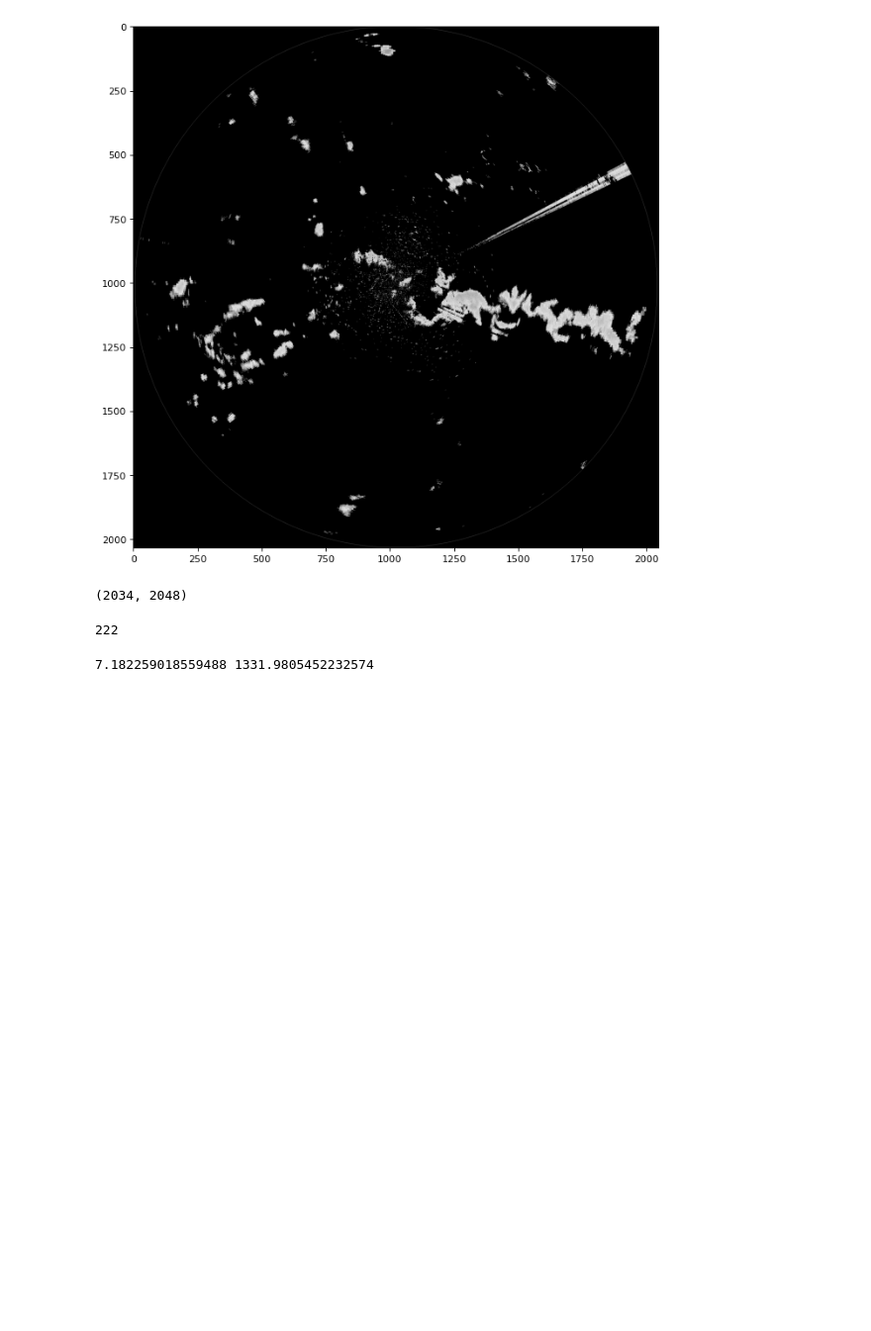
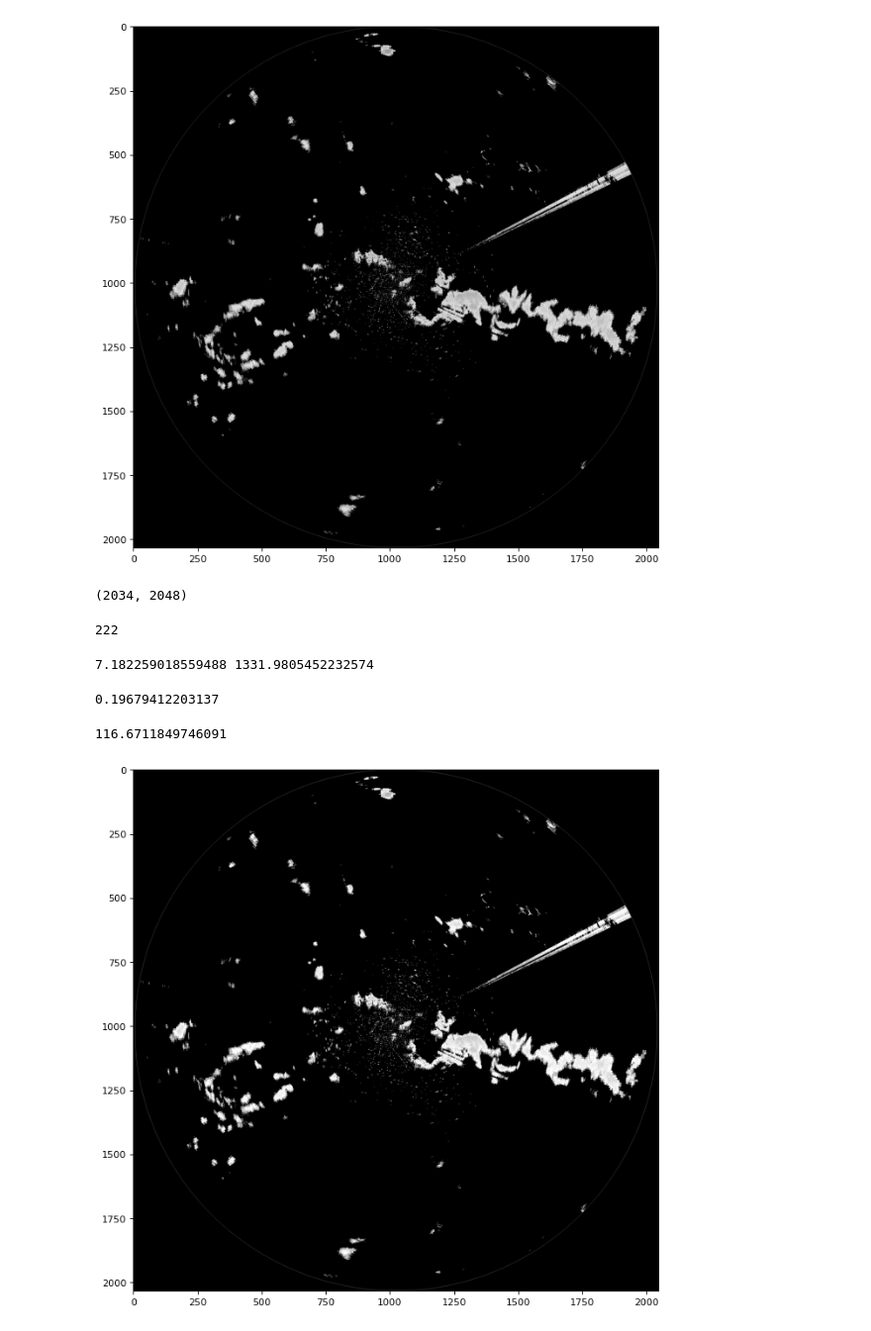
Before and after one commit to One-Night-Miracle/Data-Science-Project-2-2021-2-Nowcasting, a Jupyter notebook: python-notebooks/denoise.ipynb, the cells around one changed output. Shown at 99% size. Saved outputs shown, nothing was run; the diff lists cells and outputs as text; code cells hidden in the pictures; blank space fills up the shorter version.

```diff
--- a/python-notebooks/denoise.ipynb
+++ b/python-notebooks/denoise.ipynb
@@ -29,5 +29,30 @@ var = np.var(pic, ddof=1)
 print(mean, var)
 # %% [output]
 7.182259018559488 1331.9805452232574
+# %%
+mahalanobis(pic[0,0], mean, 1/var)
+# %% [output]
+0.19679412203137
+# %%
+mean + 3*np.sqrt(var)
+# %% [output]
+116.6711849746091
+# %%
+filltered_pic = np.zeros(pic.shape)
+cov_mat = 0 if var==0 else 1/var
+
+for i in tqdm(range(pic.shape[0])):
+    for j in range(pic.shape[1]):
+        dis = mahalanobis(pic[i,j], mean, cov_mat)
+        if dis > (mean + 3*np.sqrt(var)):
+            filltered_pic[i,j] = 0
+        else:
+            filltered_pic[i,j] = pic[i,j]
+# %%
+plt.figure(figsize=(10, 10), dpi=80)
+plt.imshow(filltered_pic, cmap='gray')
+plt.show()
+# %% [output]
+[figure, added]
 # %%
 mahalanobis(pic[0,0], mean, var)
```
Also changed, not shown: parts of 5 cells of this notebook.
